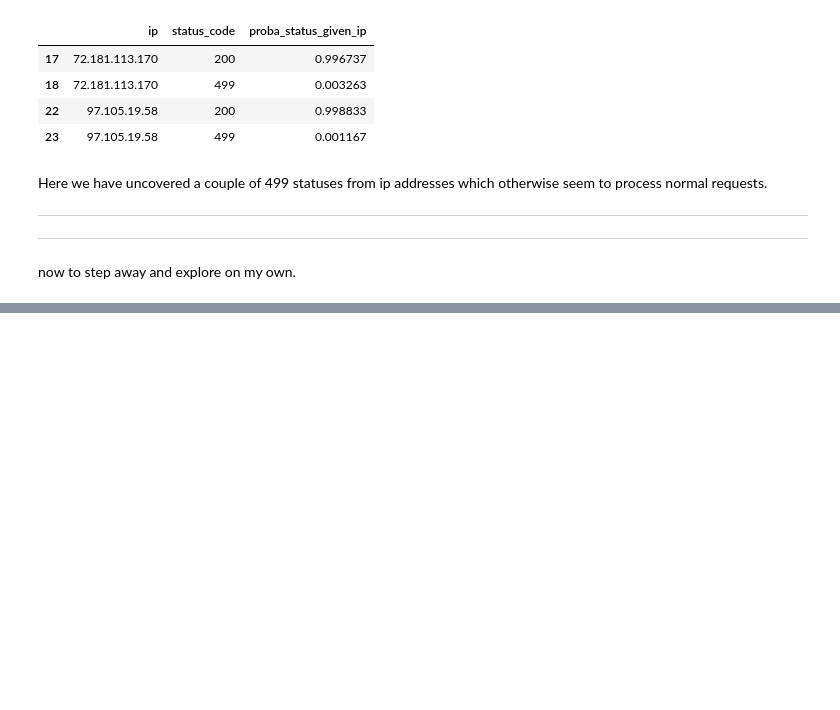
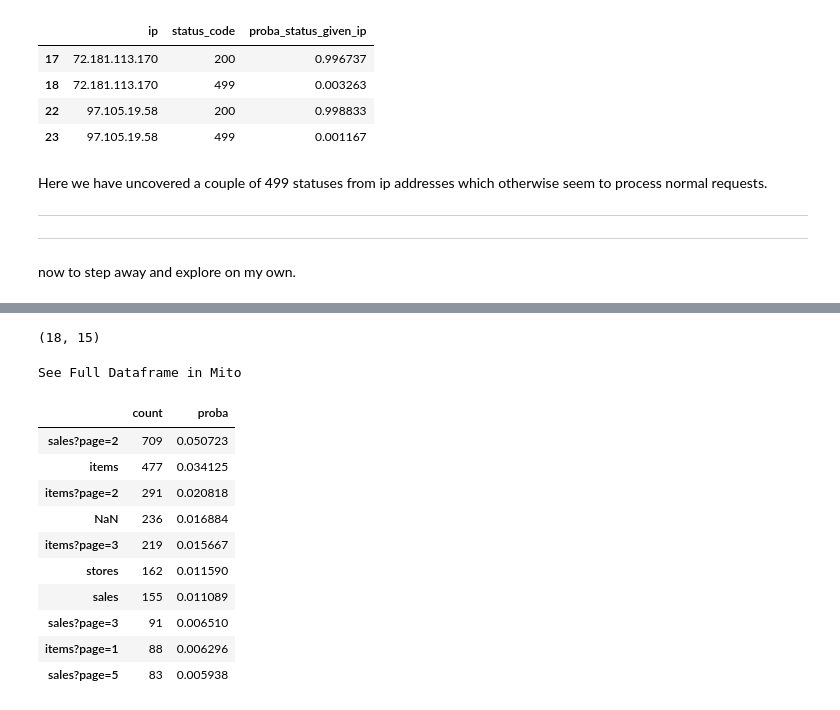
Before and after one commit to nicholas-dougherty/anomaly-detection-exercises, a Jupyter notebook: discrete_anomaly_detection.ipynb, the cells around one changed output, grey strips where cells are left out. Saved outputs shown, nothing was run; the diff lists cells and outputs as text; code cells hidden in the pictures; blank space fills up the shorter version.

```diff
--- a/discrete_anomaly_detection.ipynb
+++ b/discrete_anomaly_detection.ipynb
@@ -209,0 +295,2 @@ now to step away and explore on my own.
+# %%
+paths = pd.DataFrame(df.request_path.str.split('/', expand=True))
@@ -209,0 +438,21 @@ now to step away and explore on my own.
+# %%
+offender2.shape
+# still have all of them
+# %% [output]
+(18, 15)
+# %%
+path3_df = value_counts_and_frequencies(df.path_3)
+path3_df.head(10)
+# %% [output]
+See Full Dataframe in Mito
+|  | count | proba |
+| sales?page=2 | 709 | 0.050723 |
+| items | 477 | 0.034125 |
+| items?page=2 | 291 | 0.020818 |
+| NaN | 236 | 0.016884 |
+| items?page=3 | 219 | 0.015667 |
+| stores | 162 | 0.011590 |
+| sales | 155 | 0.011089 |
+| sales?page=3 | 91 | 0.006510 |
+| items?page=1 | 88 | 0.006296 |
+| sales?page=5 | 83 | 0.005938 |
```
Also changed, not shown: parts of 40 cells of this notebook.
